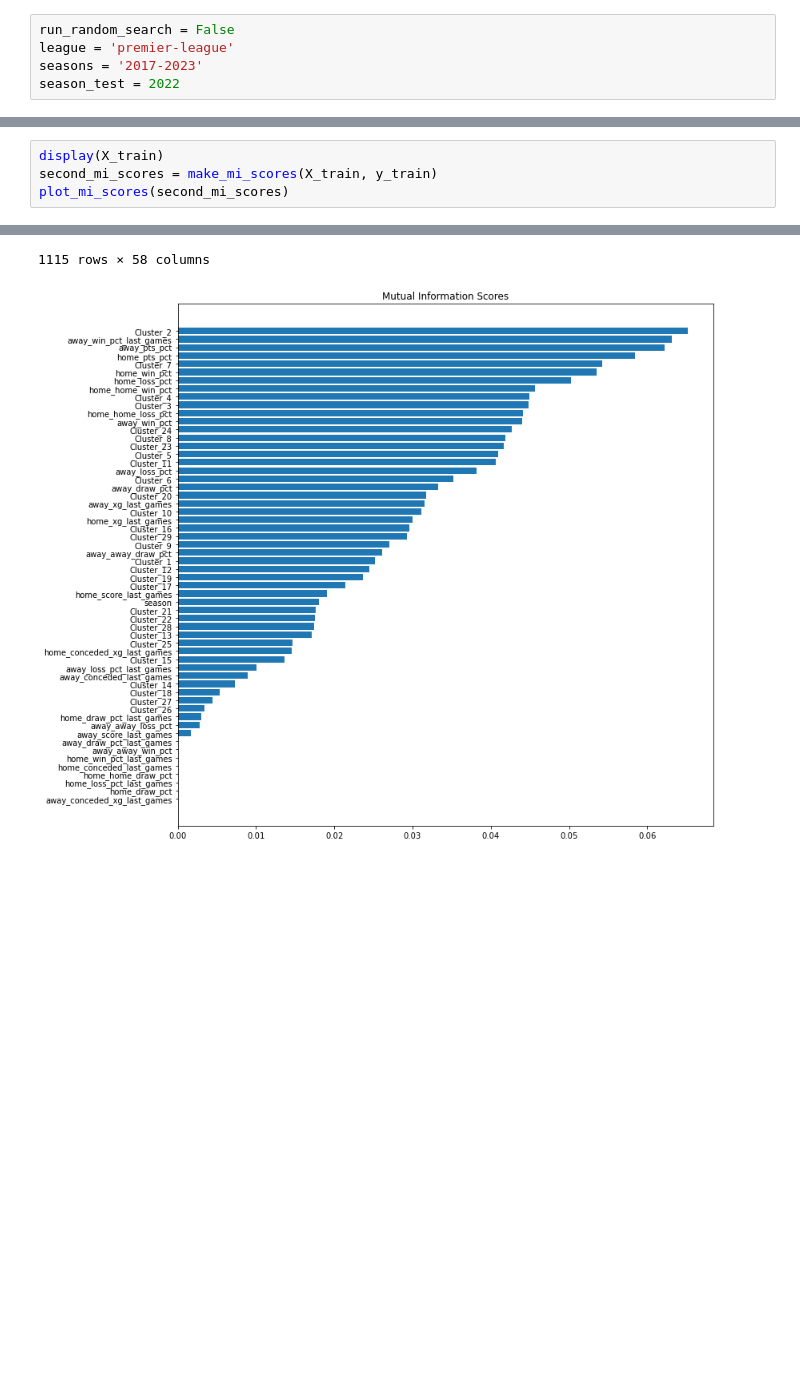
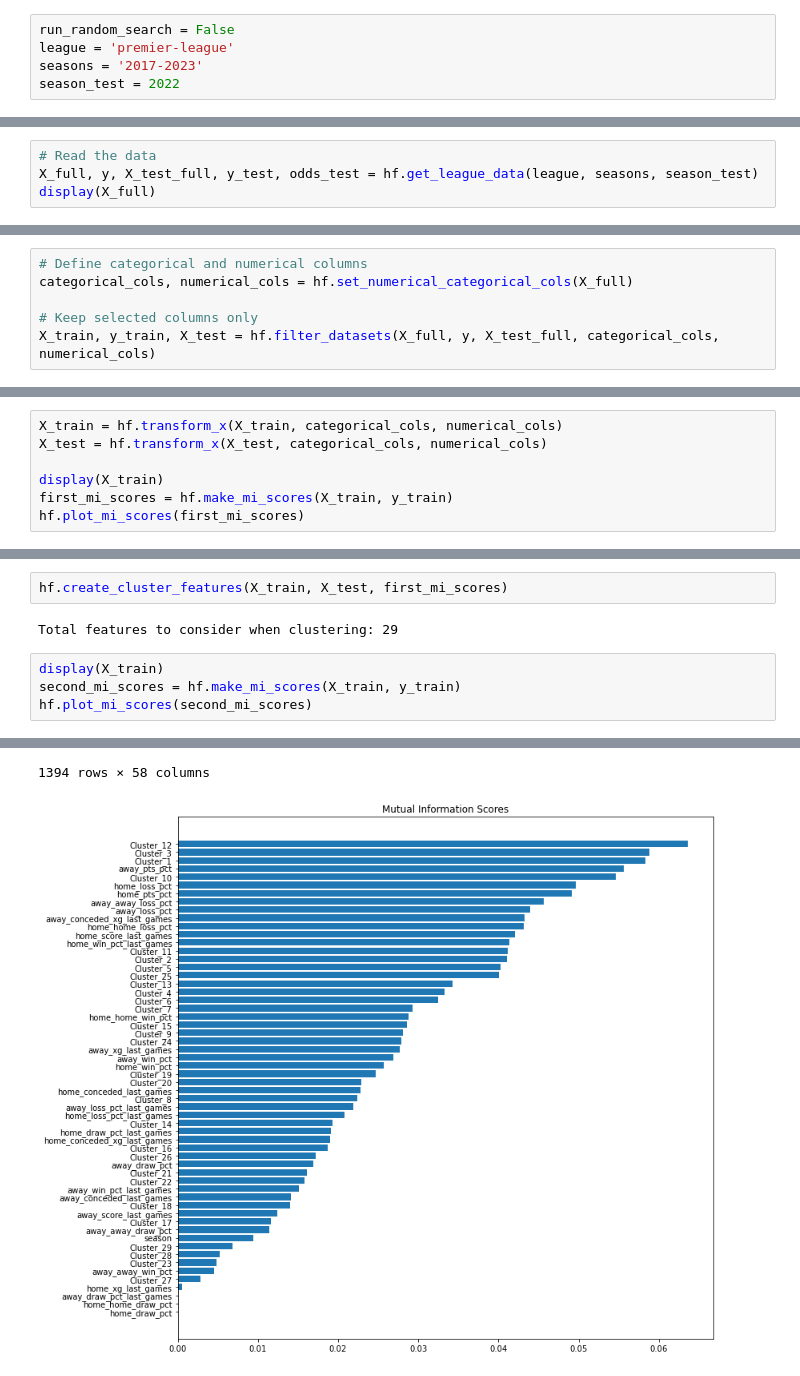
Before and after one commit to caiomelo22/football-predictor, a Jupyter notebook: predictor_v2.ipynb, the cells around one changed output, grey strips where cells are left out. Drawn from its saved outputs; the diff is of its cells as text; blank space fills up the shorter version.

```diff
--- a/predictor_v2.ipynb
+++ b/predictor_v2.ipynb
@@ -188,0 +13,4 @@ Total features to consider when clustering: 29
+# %%
+# Read the data
+X_full, y, X_test_full, y_test, odds_test = hf.get_league_data(league, seasons, season_test)
+display(X_full)
@@ -188,0 +31,6 @@ Total features to consider when clustering: 29
+# %%
+# Define categorical and numerical columns
+categorical_cols, numerical_cols = hf.set_numerical_categorical_cols(X_full)
+
+# Keep selected columns only
+X_train, y_train, X_test = hf.filter_datasets(X_full, y, X_test_full, categorical_cols, numerical_cols)
@@ -188,0 +39,7 @@ Total features to consider when clustering: 29
+# %%
+X_train = hf.transform_x(X_train, categorical_cols, numerical_cols)
+X_test = hf.transform_x(X_test, categorical_cols, numerical_cols)
+
+display(X_train)
+first_mi_scores = hf.make_mi_scores(X_train, y_train)
+hf.plot_mi_scores(first_mi_scores)
@@ -189,6 +61,10 @@ Total features to consider when clustering: 29
+# %%
+hf.create_cluster_features(X_train, X_test, first_mi_scores)
+# %% [output]
+Total features to consider when clustering: 29
 # %%
 display(X_train)
-second_mi_scores = make_mi_scores(X_train, y_train)
-plot_mi_scores(second_mi_scores)
+second_mi_scores = hf.make_mi_scores(X_train, y_train)
+hf.plot_mi_scores(second_mi_scores)
 # %% [output]
 |  | season | home_pts_pct | home_win_pct | home_draw_pct | home_loss_pct | home_home_win_pct | ... |
@@ -206,2 +82,2 @@ plot_mi_scores(second_mi_scores)
-1115 rows × 58 columns
+1394 rows × 58 columns
-[figure, old version]
+[figure, new version]
```
Also changed, not shown: parts of 24 cells of this notebook, 1 other file.
